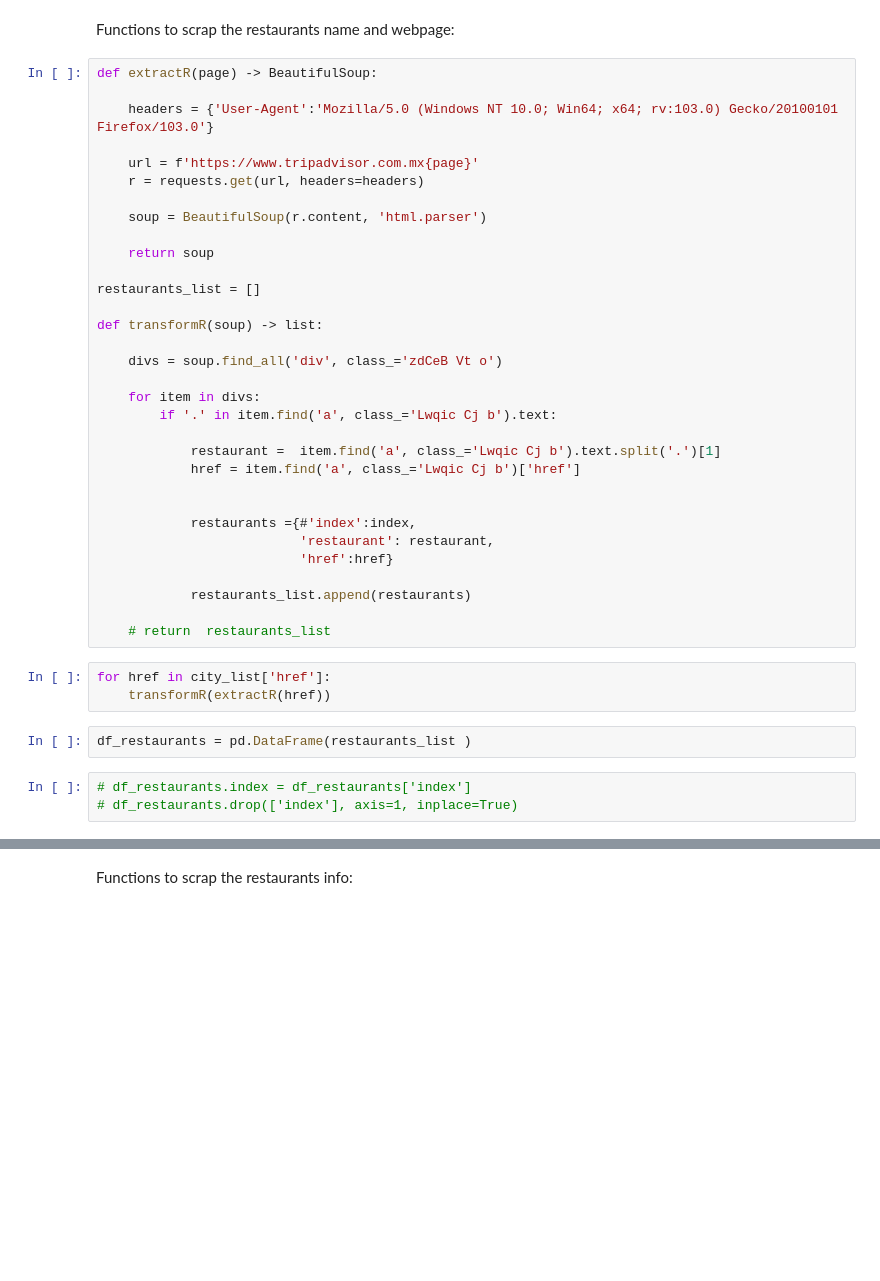
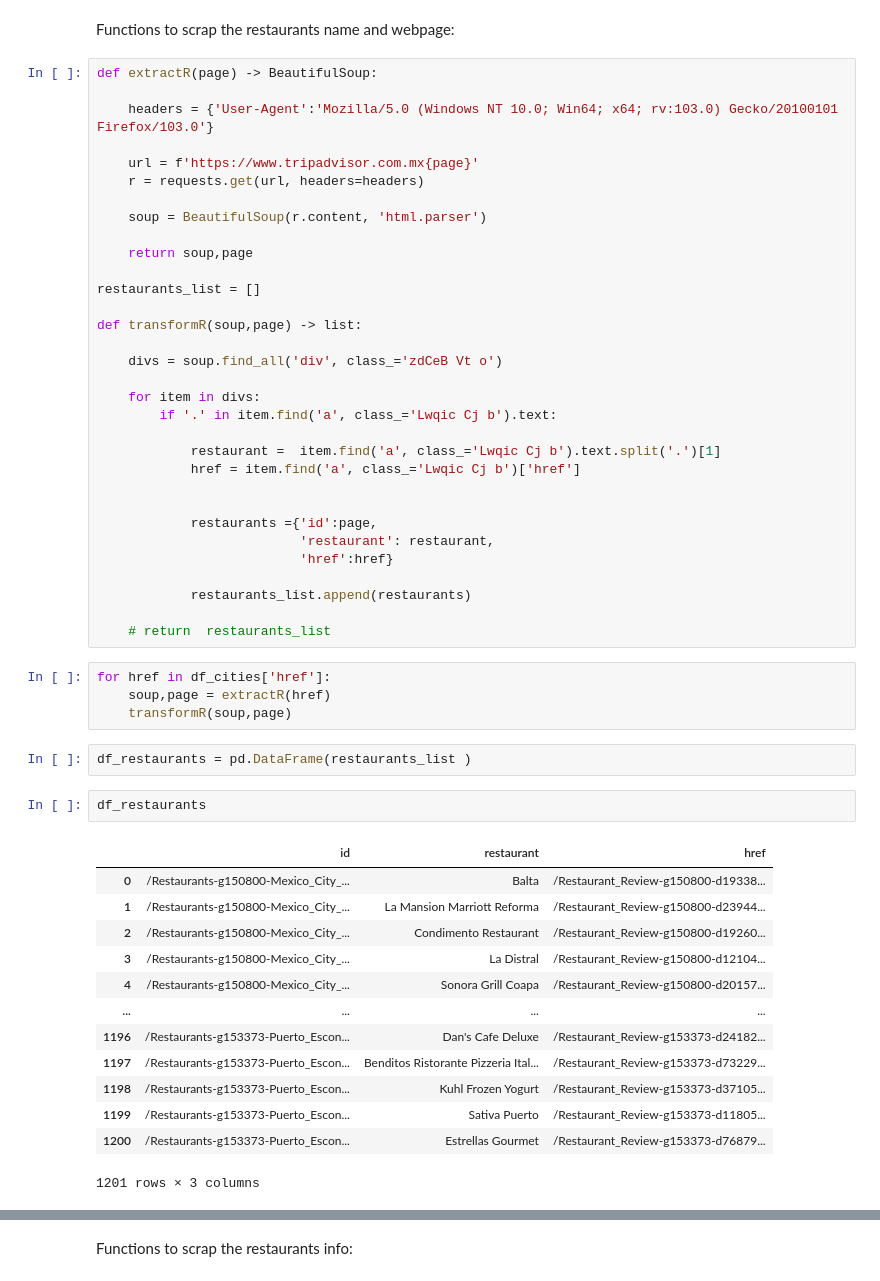
Before and after one commit to Casvill/TripAdvisorScrapper, a Jupyter notebook: scraping.ipynb, the cells around one changed output, grey strips where cells are left out. Cells and saved outputs as stored; diff of their text form; blank space fills up the shorter version.

```diff
--- a/scraping.ipynb
+++ b/scraping.ipynb
@@ -120,11 +128,11 @@ def extractR(page) -> BeautifulSoup:
 
     soup = BeautifulSoup(r.content, 'html.parser')
 
-    return soup
+    return soup,page
 
 restaurants_list = []
 
-def transformR(soup) -> list:
+def transformR(soup,page) -> list:
 
     divs = soup.find_all('div', class_='zdCeB Vt o')
 
@@ -135,7 +143,7 @@ def transformR(soup) -> list:
             href = item.find('a', class_='Lwqic Cj b')['href']
 
 
-            restaurants ={#'index':index,
+            restaurants ={'id':page,
                           'restaurant': restaurant,
                           'href':href}
 
@@ -143,10 +151,24 @@ def transformR(soup) -> list:
 
     # return  restaurants_list
 # %%
-for href in city_list['href']:
-    transformR(extractR(href))
+for href in df_cities['href']:
+    soup,page = extractR(href)
+    transformR(soup,page)
 # %%
 df_restaurants = pd.DataFrame(restaurants_list )
-# %%
-# df_restaurants.index = df_restaurants['index']
-# df_restaurants.drop(['index'], axis=1, inplace=True)
+# %%
+df_restaurants
+# %% [output]
+|  | id | restaurant | href |
+| 0 | /Restaurants-g150800-Mexico_City_... | Balta | /Restaurant_Review-g150800-d19338... |
+| 1 | /Restaurants-g150800-Mexico_City_... | La Mansion Marriott Reforma | /Restaurant_Review-g150800-d23944... |
+| 2 | /Restaurants-g150800-Mexico_City_... | Condimento Restaurant | /Restaurant_Review-g150800-d19260... |
+| 3 | /Restaurants-g150800-Mexico_City_... | La Distral | /Restaurant_Review-g150800-d12104... |
+| 4 | /Restaurants-g150800-Mexico_City_... | Sonora Grill Coapa | /Restaurant_Review-g150800-d20157... |
+| ... | ... | ... | ... |
+| 1196 | /Restaurants-g153373-Puerto_Escon... | Dan's Cafe Deluxe | /Restaurant_Review-g153373-d24182... |
+| 1197 | /Restaurants-g153373-Puerto_Escon... | Benditos Ristorante Pizzeria Ital... | /Restaurant_Review-g153373-d73229... |
+| 1198 | /Restaurants-g153373-Puerto_Escon... | Kuhl Frozen Yogurt | /Restaurant_Review-g153373-d37105... |
+| 1199 | /Restaurants-g153373-Puerto_Escon... | Sativa Puerto | /Restaurant_Review-g153373-d11805... |
+| 1200 | /Restaurants-g153373-Puerto_Escon... | Estrellas Gourmet | /Restaurant_Review-g153373-d76879... |
+1201 rows × 3 columns
```
Also changed, not shown: parts of 16 cells of this notebook, 2 other files.
